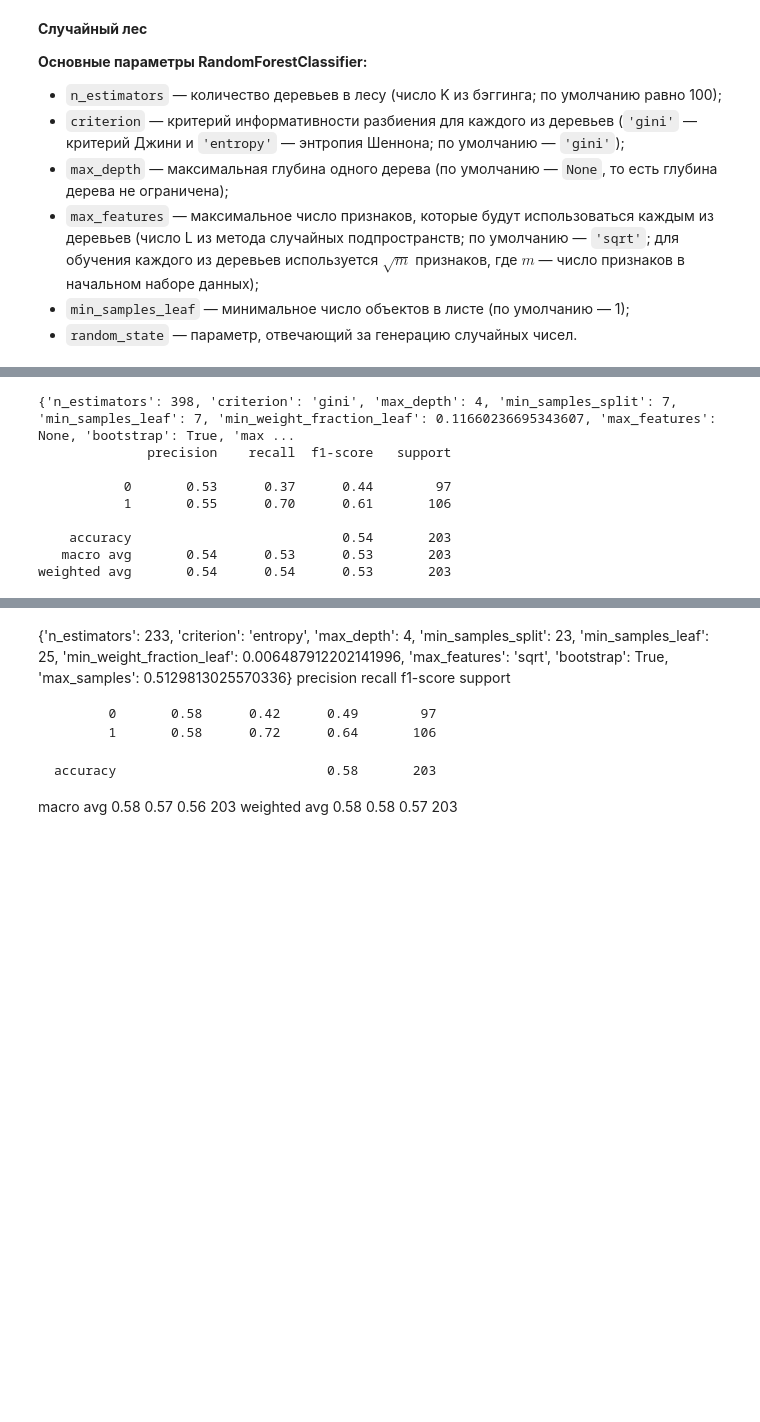
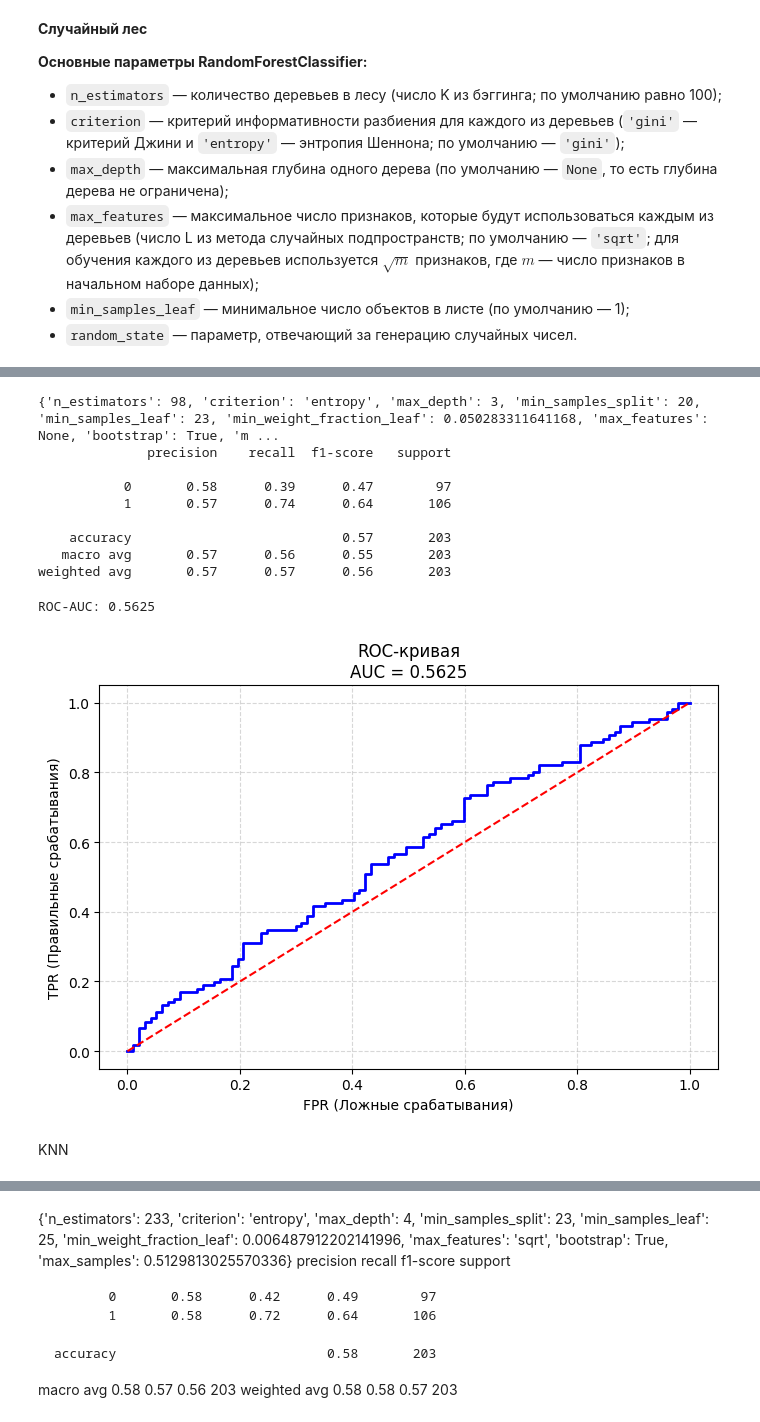
Before and after one commit to AlexKosuhin/AlgoTrading, a Jupyter notebook: classification.ipynb, the cells around one changed output, grey strips where cells are left out. Drawn from its saved outputs; the diff is of its cells as text; code cells hidden in the pictures; blank space fills up the shorter version.

```diff
--- a/classification.ipynb
+++ b/classification.ipynb
@@ -1127,15 +1368,36 @@ best_params_random_forest= study_rf.best_params
 print(best_params_random_forest)
 random_forest_best = RandomForestClassifier(**best_params_random_forest)
 random_forest_best.fit(X_train, y_train)
-y_pred_random_forest_random_best = random_forest_best.predict(X_test)
-print(metrics.classification_report(y_test, y_pred_random_forest_random_best))
+y_pred_random_forest_best = random_forest_best.predict(X_test)
+print(metrics.classification_report(y_test, y_pred_random_forest_best))
 # %% [output]
-{'n_estimators': 398, 'criterion': 'gini', 'max_depth': 4, 'min_samples_split': 7, 'min_samples_leaf': 7, 'min_weight_fraction_leaf': 0.11660236695343607, 'max_features': None, 'bootstrap': True, 'max ...
+{'n_estimators': 98, 'criterion': 'entropy', 'max_depth': 3, 'min_samples_split': 20, 'min_samples_leaf': 23, 'min_weight_fraction_leaf': 0.050283311641168, 'max_features': None, 'bootstrap': True, 'm ...
               precision    recall  f1-score   support
 
-           0       0.53      0.37      0.44        97
-           1       0.55      0.70      0.61       106
+           0       0.58      0.39      0.47        97
+           1       0.57      0.74      0.64       106
 
-    accuracy                           0.54       203
-   macro avg       0.54      0.53      0.53       203
-weighted avg       0.54      0.54      0.53       203
+    accuracy                           0.57       203
+   macro avg       0.57      0.56      0.55       203
+weighted avg       0.57      0.57      0.56       203
+# %%
+y_pred_proba = random_forest_best.predict_proba(X_test)[:, 1]
+roc_auc = roc_auc_score(y_test, y_pred_proba)
+print(f"ROC-AUC: {roc_auc:.4f}")
+fpr, tpr, thresholds = roc_curve(y_test, y_pred_proba)
+
+plt.figure(figsize=(7, 5))
+plt.plot(fpr, tpr, 'b-', linewidth=2)
+plt.plot([0, 1], [0, 1], 'r--', linewidth=1.5)
+plt.xlabel('FPR (Ложные срабатывания)')
+plt.ylabel('TPR (Правильные срабатывания)')
+plt.title(f'ROC-кривая\nAUC = {roc_auc:.4f}')
+plt.grid(True, linestyle='--', alpha=0.5)
+
+plt.tight_layout()
+plt.show()
+# %% [output]
+ROC-AUC: 0.5625
+[figure, added]
+# %% [markdown]
+KNN
```
Also changed, not shown: parts of 55 cells of this notebook, 1 other file.
